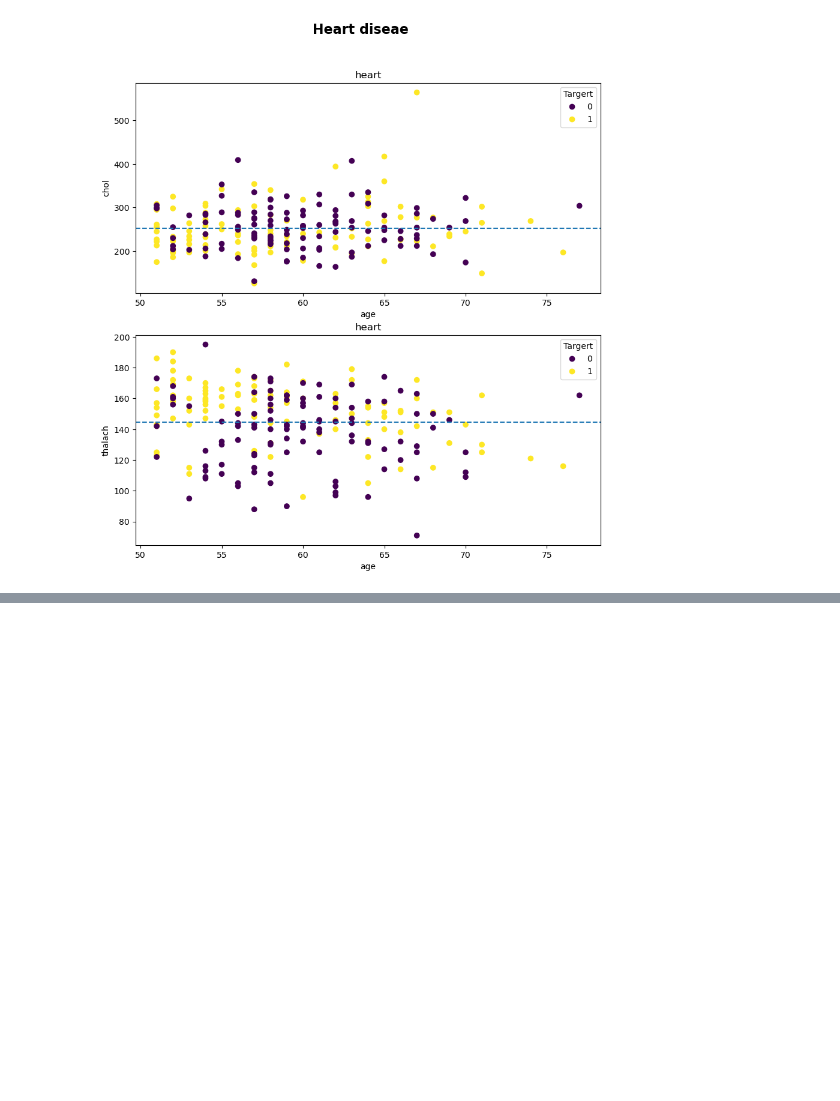
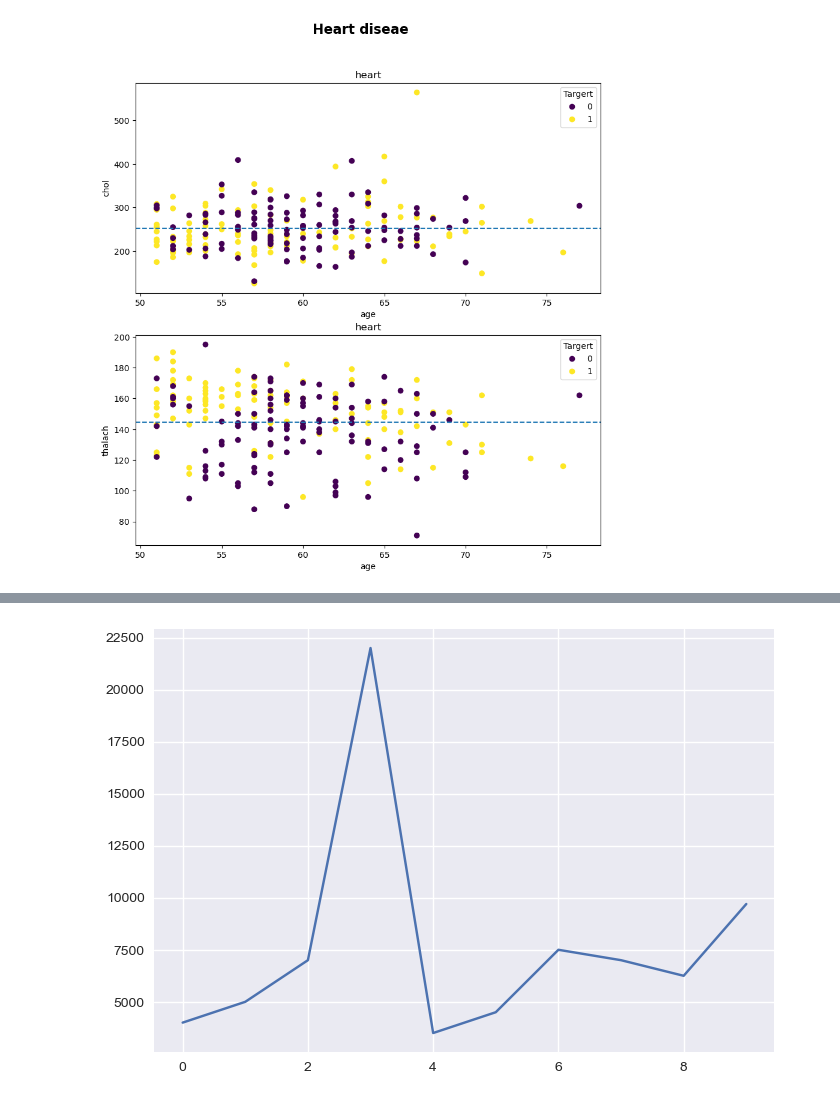
Before and after one commit to InflixOP/Machine-Learning, a Jupyter notebook: ML/introduction-to-matplotlib.ipynb, the cells around one changed output, grey strips where cells are left out. Cells and saved outputs as stored; diff of their text form; code cells hidden in the pictures; blank space fills up the shorter version.

```diff
--- a/ML/introduction-to-matplotlib.ipynb
+++ b/ML/introduction-to-matplotlib.ipynb
@@ -376,0 +402,5 @@ fig.suptitle("Heart diseae",fontsize=16,fontweight="bold");
+# %%
+plt.style.use('seaborn-v0_8')
+car_sales["Price"].plot();
+# %% [output]
+[figure, added]
```
Also changed, not shown: parts of 3 cells of this notebook.
